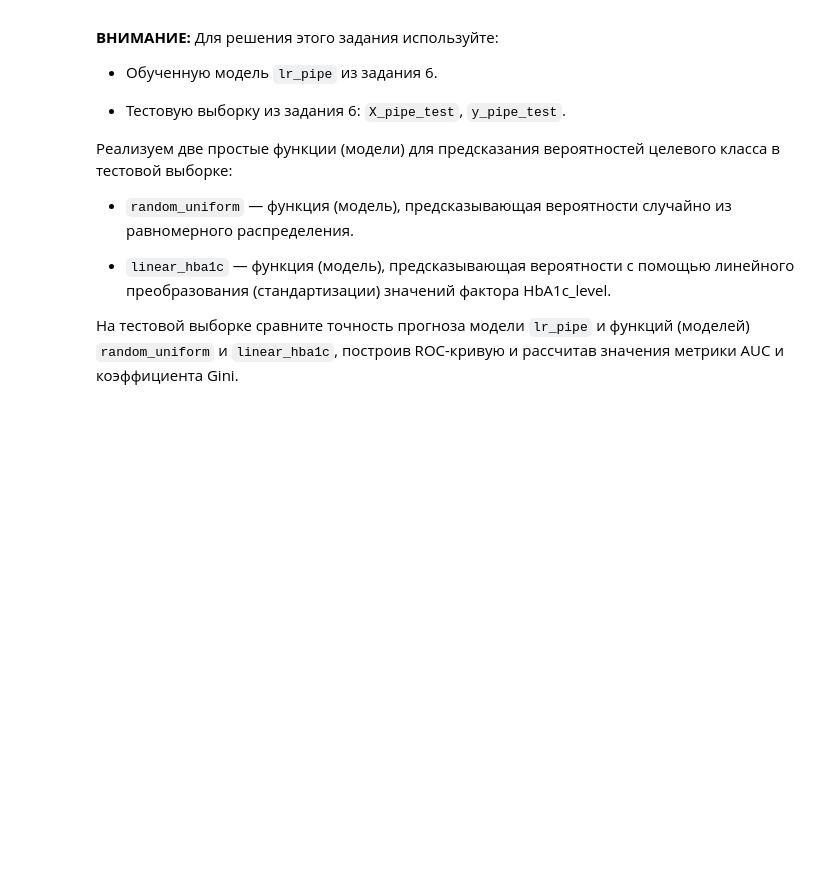
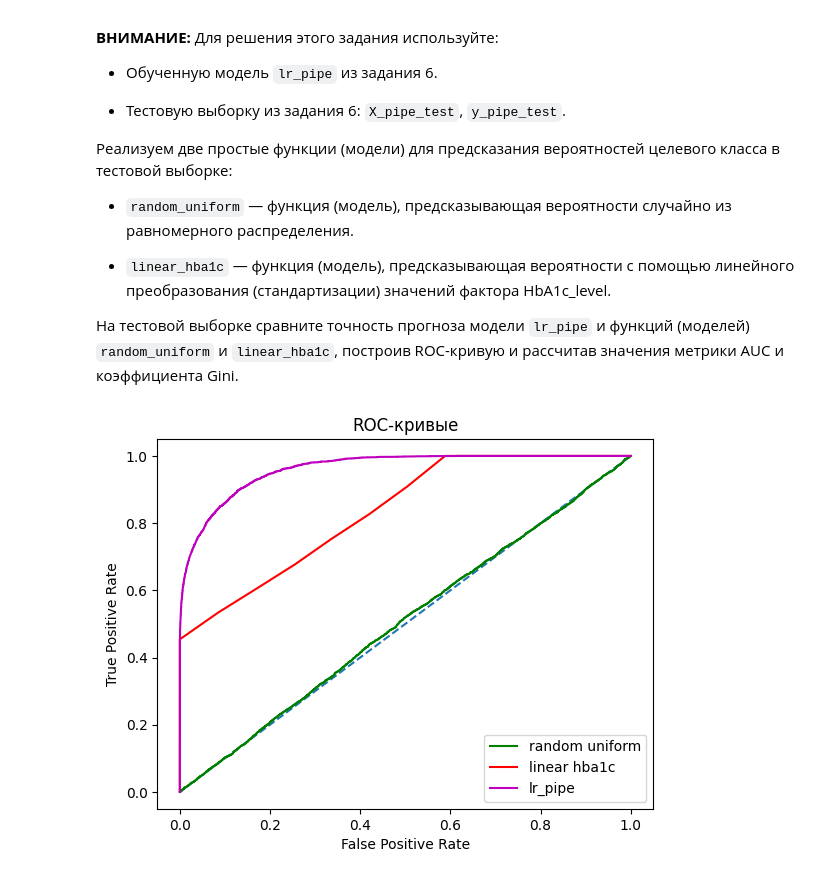
Before and after one commit to 2813/ODS-homework, a Jupyter notebook: 02_ODS_ML.ipynb, the cells around one changed output. Cells and saved outputs as stored; diff of their text form; code cells hidden in the pictures; blank space fills up the shorter version.

```diff
--- a/02_ODS_ML.ipynb
+++ b/02_ODS_ML.ipynb
@@ -1147,8 +1172,8 @@ y_test_proba_lr_pipe = ...
 # %%
 # Постройте ROC-кривую для модели lr_pipe на тестовой выборке и рассчитайте метрику AUC
 
-fpr_lr_pipe, tpr_lr_pipe, _ = roc_curve(...)
-auc_lr_pipe = roc_auc_score(...)
+fpr_lr_pipe, tpr_lr_pipe, _ = roc_curve(y_pipe_test, y_test_proba_lr_pipe)
+auc_lr_pipe = roc_auc_score(y_pipe_test, y_test_proba_lr_pipe)
 # %%
 # Визуализируйте ROC-кривую и значение AUC на графике
 
@@ -1215,7 +1280,7 @@ def random_uniform(N, random_state=None):
     rng = np.random.RandomState(random_state)
     return rng.uniform(0, 1, N)
 
-y_test_proba_random_uniform = ...
+y_test_proba_random_uniform = random_uniform(y_pipe_test.size, random_state=RANDOM_STATE)
 # %%
 # Предскажите вероятности целевого класса в тестовой выборке с помощью linear_hba1c
 
@@ -1231,7 +1296,7 @@ def linear_hba1c(hba1c_level):
     """
     return (hba1c_level - hba1c_level.min()) / (hba1c_level.max() - hba1c_level.min())
 
-y_test_proba_linear_hba1c = ...
+y_test_proba_linear_hba1c = linear_hba1c(X_pipe_test['HbA1c_level'])
 # %%
 # Дополните функцию gini
 
@@ -1250,8 +1315,8 @@ def gini(y_true, y_score):
 # %%
 # Постройте ROC-кривые для random_uniform и linear_hba1c на тестовой выборке
 
-fpr_random_uniform, tpr_random_uniform, _ = ...
-fpr_linear_hba1c, tpr_linear_hba1c, _ = ...
+fpr_random_uniform, tpr_random_uniform, _ = roc_curve(y_pipe_test, y_test_proba_random_uniform)
+fpr_linear_hba1c, tpr_linear_hba1c, _ = roc_curve(y_pipe_test, y_test_proba_linear_hba1c)
 # %%
 # Рассчитайте метрику AUC для random_uniform и linear_hba1c на тестовой выборке
 
@@ -1266,12 +1331,14 @@ gini_linear_hba1c = ...
 # %%
 # Визуализируйте ROC-кривые и сравните значения AUC и Gini для трех моделей
 
 plt.plot([0, 1], [0, 1], linestyle='--')
-plt.plot(..., ..., c='g', label=...)
-plt.plot(..., ..., c='r', label=...)
-plt.plot(..., ..., c='m', label=...)
+plt.plot(fpr_random_uniform, tpr_random_uniform, c='g', label=f'random uniform')
+plt.plot(fpr_linear_hba1c, tpr_linear_hba1c, c='r', label=f'linear hba1c')
+plt.plot(fpr_lr_pipe, tpr_lr_pipe, c='m', label=f'lr_pipe')
 plt.title('ROC-кривые')
 plt.xlabel('False Positive Rate')
 plt.ylabel('True Positive Rate')
 plt.legend()
 plt.show()
+# %% [output]
+[figure, added]
```
Also changed, not shown: parts of 29 cells of this notebook.
